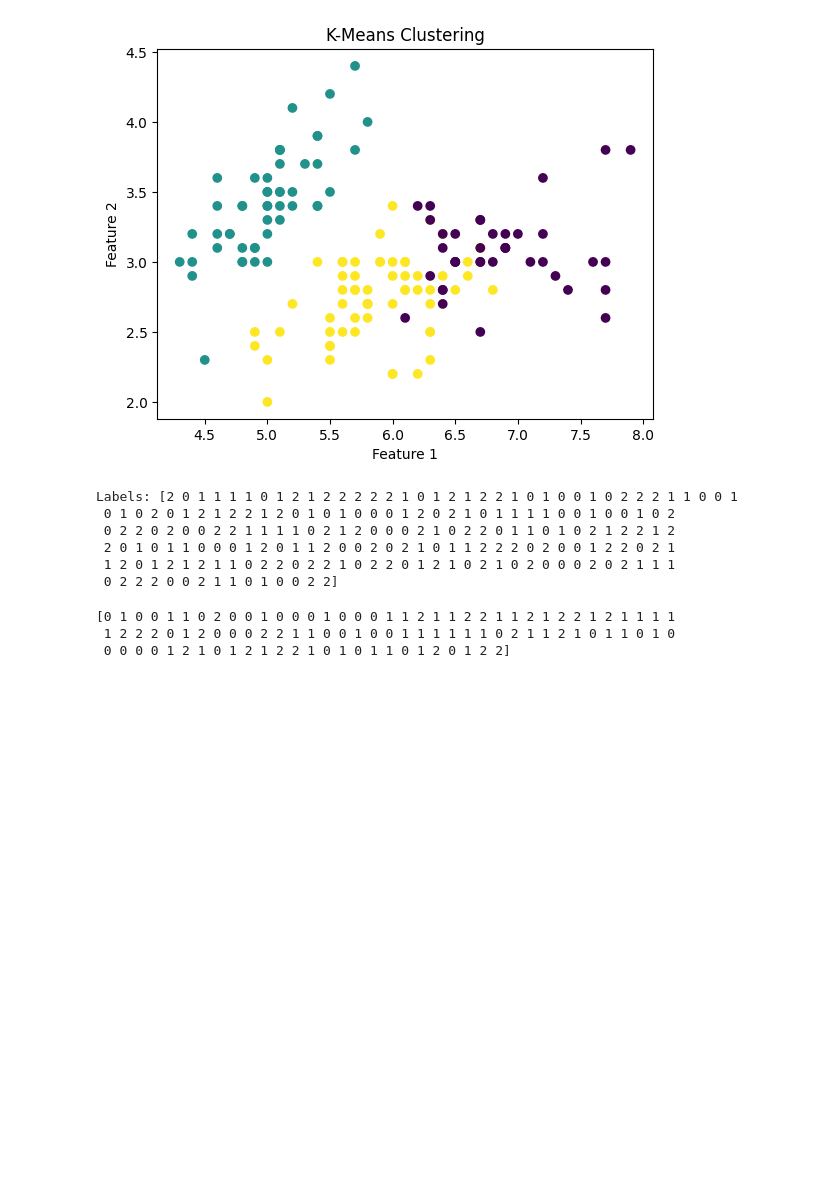
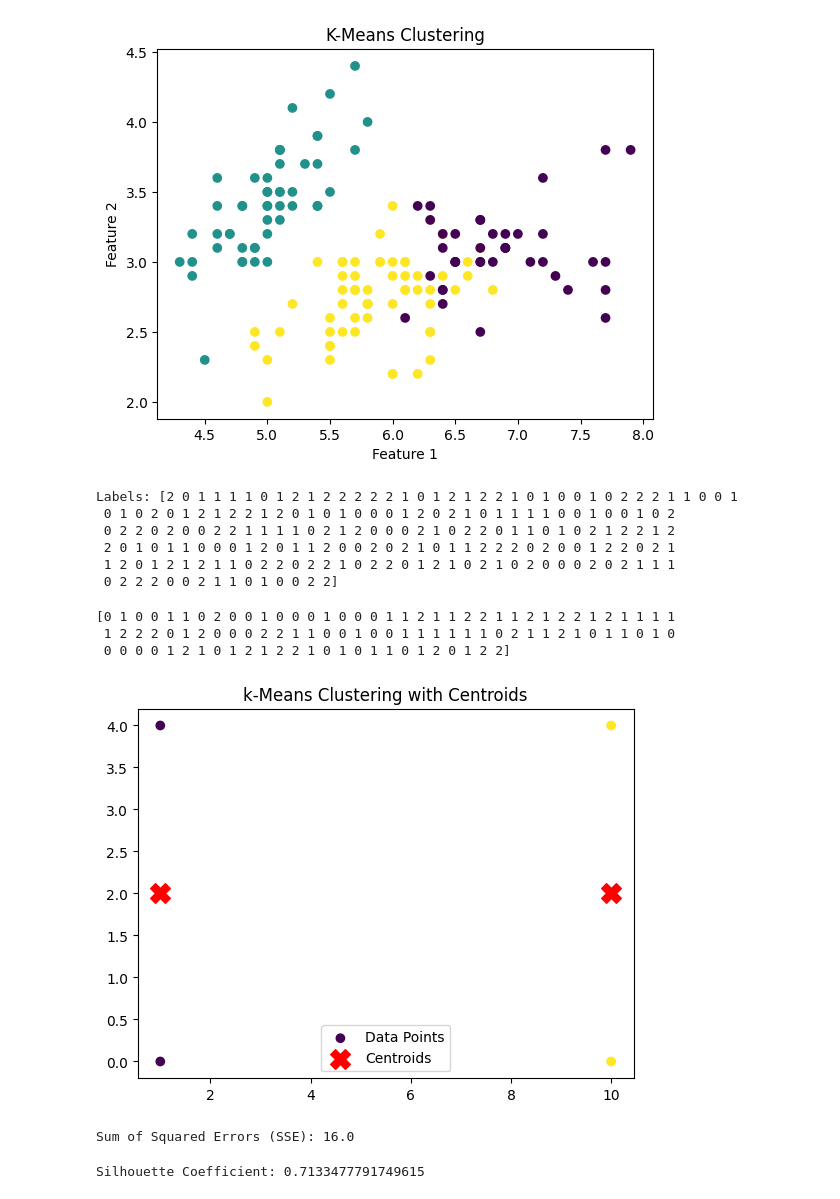
Before and after one commit to jnvshubham7/Python_ILP_AI_ML, a Jupyter notebook: k-means.ipynb, the cells around one changed output. Drawn from its saved outputs; the diff is of its cells as text; code cells hidden in the pictures; blank space fills up the shorter version.

```diff
--- a/k-means.ipynb
+++ b/k-means.ipynb
@@ -61,3 +109,62 @@ print(kmeans.labels_)
 [0 1 0 0 1 1 0 2 0 0 1 0 0 0 1 0 0 0 1 1 2 1 1 2 2 1 1 2 1 2 2 1 2 1 1 1 1
  1 2 2 2 0 1 2 0 0 0 2 2 1 1 0 0 1 0 0 1 1 1 1 1 1 0 2 1 1 2 1 0 1 1 0 1 0
  0 0 0 0 1 2 1 0 1 2 1 2 2 1 0 1 0 1 1 0 1 2 0 1 2 2]
+# %%
+import numpy as np
+from sklearn.cluster import KMeans
+import matplotlib.pyplot as plt
+
+# Sample data
+X = np.array([[1, 2], [1, 4], [1, 0],
+              [10, 2], [10, 4], [10, 0]])
+
+# k-Means clustering
+kmeans = KMeans(n_clusters=2, random_state=42)
+kmeans.fit(X)
+
+# Cluster centers
+centers = kmeans.cluster_centers_
+
+# Plot data points and centroids
+plt.scatter(X[:, 0], X[:, 1], c=kmeans.labels_, cmap='viridis', label="Data Points")
+plt.scatter(centers[:, 0], centers[:, 1], c='red', marker='X', s=200, label="Centroids")
+plt.title("k-Means Clustering with Centroids")
+plt.legend()
+plt.show()
+# %% [output]
+[figure, added]
+# %%
+from sklearn.cluster import KMeans
+import numpy as np
+
+# Sample data
+X = np.array([[1, 2], [1, 4], [1, 0],
+              [10, 2], [10, 4], [10, 0]])
+
+# k-Means clustering
+kmeans = KMeans(n_clusters=2, random_state=42)
+kmeans.fit(X)
+
+# Sum of Squared Errors (SSE)
+sse = kmeans.inertia_
+print(f"Sum of Squared Errors (SSE): {sse}")
+# %% [output]
+Sum of Squared Errors (SSE): 16.0
+# %%
+from sklearn.metrics import silhouette_score
+from sklearn.cluster import KMeans
+import numpy as np
+
+# Sample data
+X = np.array([[1, 2], [1, 4], [1, 0],
+              [10, 2], [10, 4], [10, 0]])
+
+# k-Means clustering
+kmeans = KMeans(n_clusters=2, random_state=42)
+labels = kmeans.fit_predict(X)
+
+# Silhouette Score
+silhouette_avg = silhouette_score(X, labels)
+print(f"Silhouette Coefficient: {silhouette_avg}")
+# %% [output]
+Silhouette Coefficient: 0.7133477791749615
```
Also changed, not shown: parts of 3 cells of this notebook, 4 other files.
